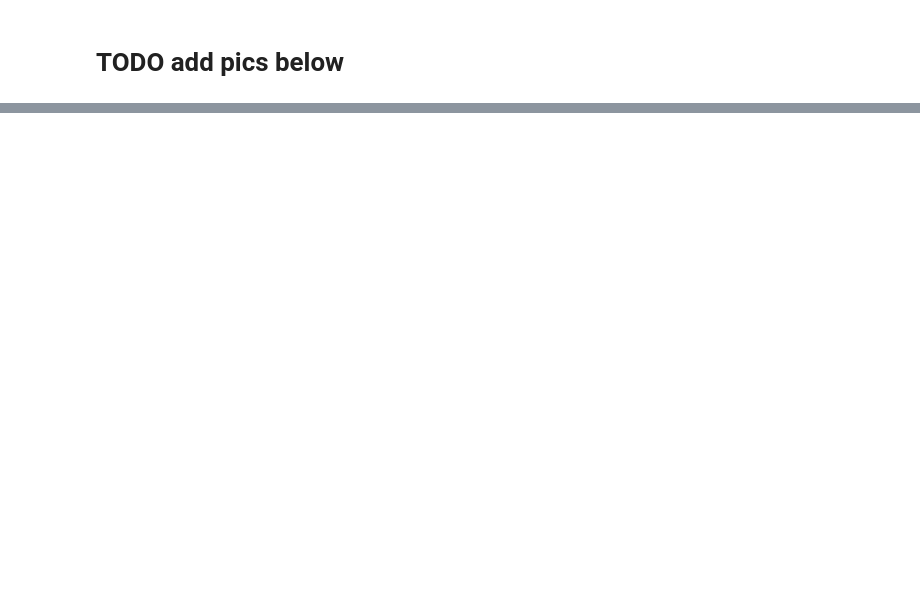
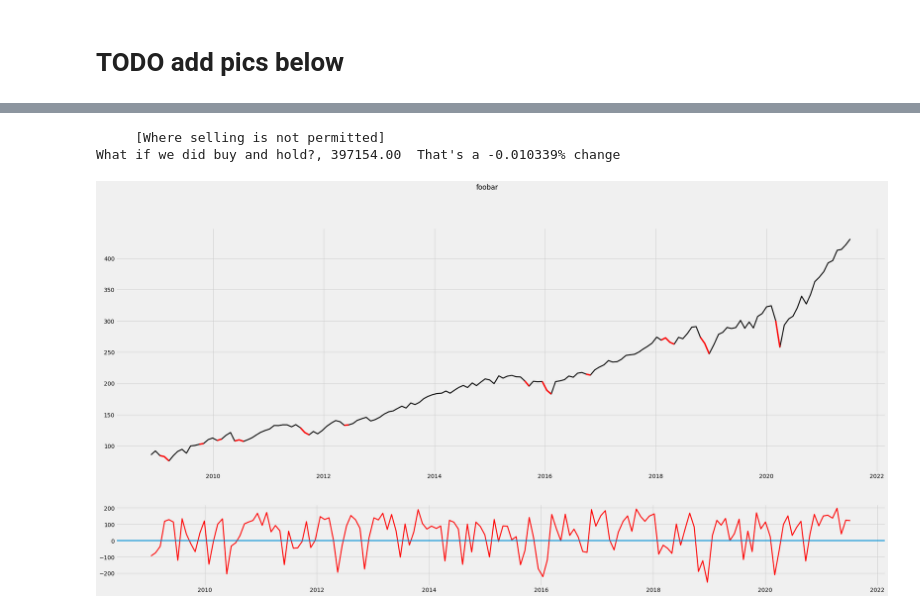
Before and after one commit to alik604/algorithmic-trading, a Jupyter notebook: stock_algo_trading_CCI.ipynb, the cells around one changed output, grey strips where cells are left out. Cells and saved outputs as stored; diff of their text form; code cells hidden in the pictures; blank space fills up the shorter version.

```diff
--- a/stock_algo_trading_CCI.ipynb
+++ b/stock_algo_trading_CCI.ipynb
@@ -340,0 +340,60 @@ dataset[['Close', 'days you DO NOT buy']].plot(figsize=(24, 9), title='Days you
+# %%
+def CCI_center_point(allow_sell=True, plot=False):
+
+    df2 = dataset.iloc[0::20]
+    total =0
+    shares=0
+    invPerMonth = 1000
+    moneyToInvest = invPerMonth
+    for i in df2.index:
+        Cci = df2.loc[i].at['cci']
+        Close = df2.loc[i].at['Close']
+
+        if(Cci < 0 and allow_sell):
+#             #sell
+            moneyToInvest += (Close.round(2) * shares)
+            shares=0
+            print('sold')
+
+
+        if(Cci > 0): # or np.isnan(Cci) # prevents exactly "buy and hold" as for the first 40 days (2 iterations) cci is NaN
+            #buy
+            numShares = math.floor((moneyToInvest)/Close.round(2))
+            shares+=numShares
+            moneyToInvest -= (Close.round(2) * numShares)
+
+        moneyToInvest += invPerMonth
+    #end of innerloop
+    total = int(df2.tail(1).Close.round(2)*shares + moneyToInvest)
+
+    if allow_sell==False:
+        print(f'     [Where selling is not permitted]')
+    else:
+        print(f"Total money made: {total}. Can buy anytime below a CCI of 0")
+
+    print(f"What if we did buy and hold?, {resultOfNoStrat:.2f}\t That's a {(total-resultOfNoStrat)/resultOfNoStrat:.6f}% change")
+    print(f"")
+
+    if plot:
+        fig, axs = plt.subplots(2, gridspec_kw={'height_ratios': [3, 1]}) # , figsize=(24, 15)
+        fig.suptitle('foobar')
+        fig.set_figwidth(30)
+        fig.set_figheight(15)
+
+
+        negative = dataset[dataset['cci'] < 0]
+        idx_in_market = negative.index.values
+        dataset['days you may buy'] = dataset.loc[idx_in_market].sort_index()['Close']
+#         dataset[['Close', 'days you may buy']].plot(figsize=(24, 9), title='You only buy more stock on the orange days. Never sell');
+
+        axs[0].plot(df2['Close'], color='k', linewidth=2.5) #, alpha = 1.0)
+        axs[0].plot(df2['days you may buy'], color='r', linewidth=3.5) #, alpha = 1.0)
+        axs[1].plot(df2['cci'], color='r', linewidth=2.5) #, alpha = 1.0)
+        axs[1].axhline(0, linewidth=2.5)
+        fig.show()
+
+CCI_center_point(allow_sell=False, plot=True)
+# %% [output]
+     [Where selling is not permitted]
+What if we did buy and hold?, 397154.00  That's a -0.010339% change
+[figure, added]
```
Also changed, not shown: parts of 8 cells of this notebook.
